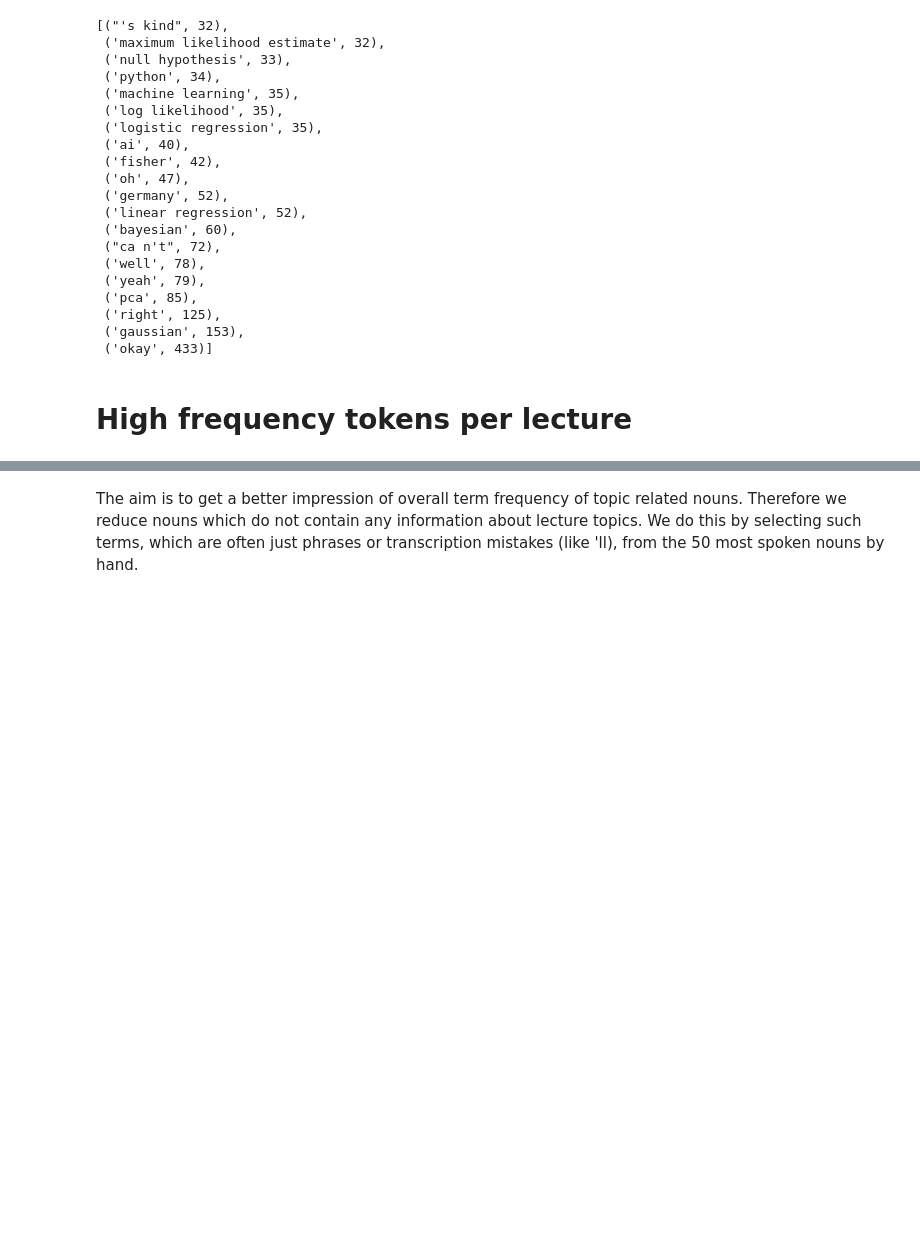
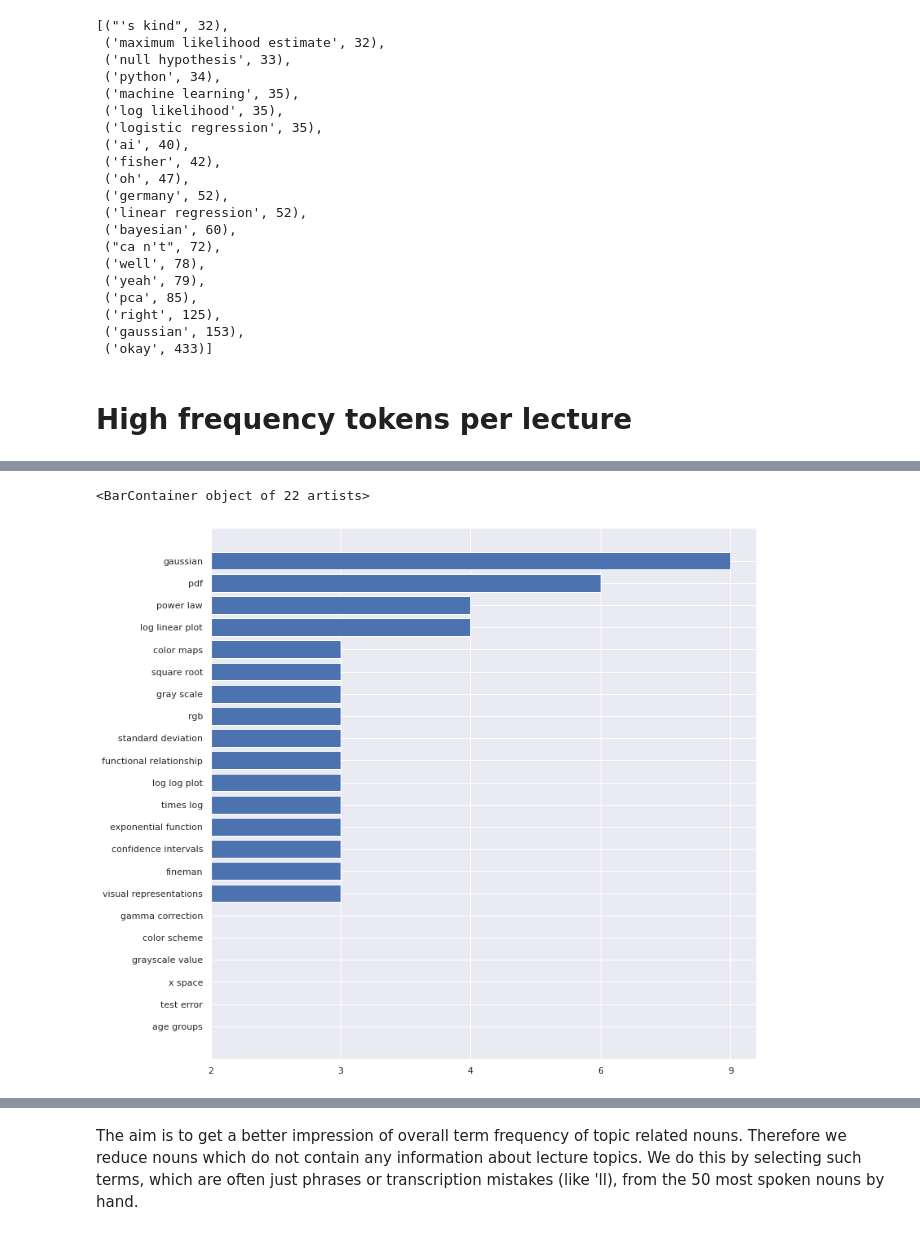
Before and after one commit to Eoli-an/Exam-topic-prediction, a Jupyter notebook: WordFrequency.ipynb, the cells around one changed output, grey strips where cells are left out. Drawn from its saved outputs; the diff is of its cells as text; code cells hidden in the pictures; blank space fills up the shorter version.

```diff
--- a/WordFrequency.ipynb
+++ b/WordFrequency.ipynb
@@ -340,0 +551,9 @@ len(blob.noun_phrases)
+# %%
+plt.figure(figsize =(12, 12))
+l = np.array(l12)
+sns.set_style("darkgrid")
+#plt.xlim([0, 9])
+plt.barh(l[:,0], l[:,1])
+# %% [output]
+<BarContainer object of 22 artists>
+[figure, added]
```
Also changed, not shown: parts of 36 cells of this notebook.
